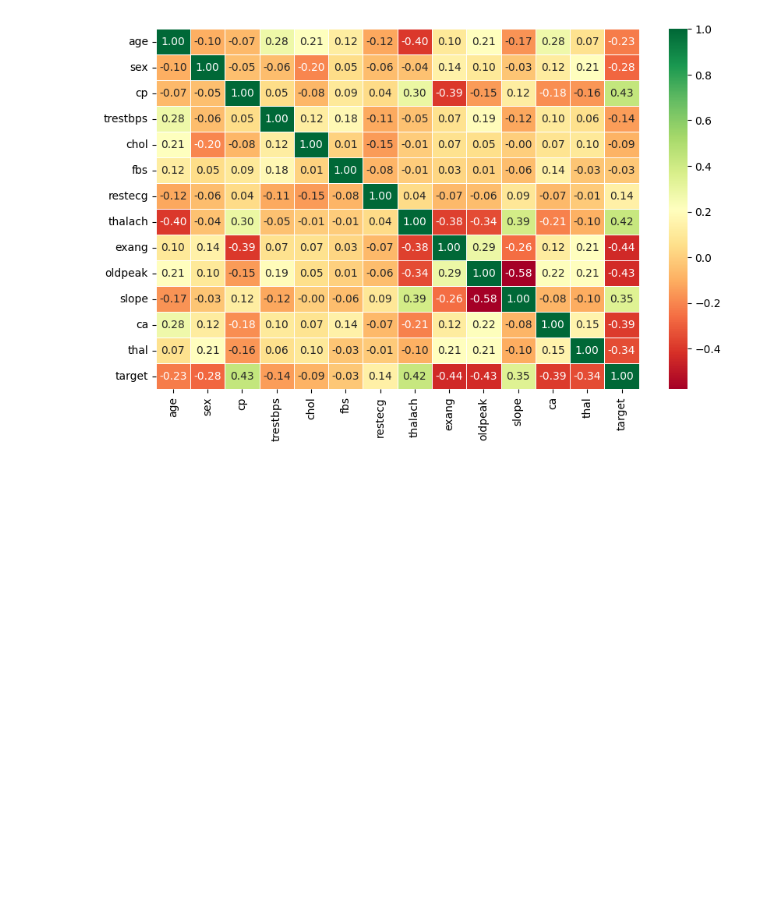
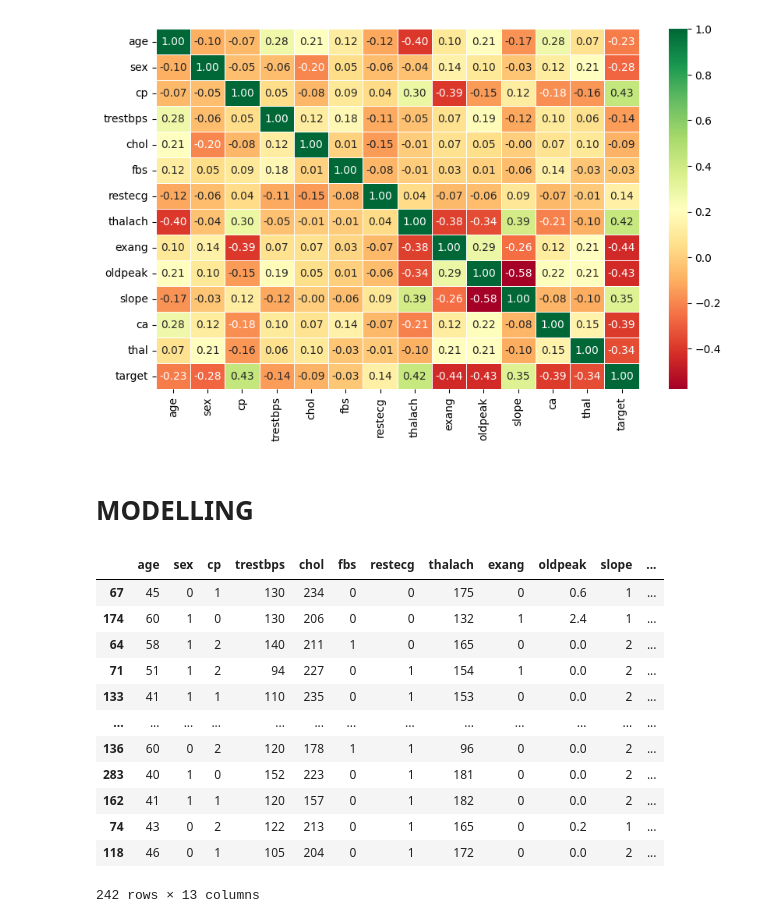
Before and after one commit to Augah2001/Heart-Disease-prediction, a Jupyter notebook: MILESTONE 1.ipynb, the cells around one changed output. Saved outputs shown, nothing was run; the diff lists cells and outputs as text; code cells hidden in the pictures; blank space fills up the shorter version.

```diff
--- a/MILESTONE 1.ipynb
+++ b/MILESTONE 1.ipynb
@@ -283,4 +283,29 @@ ax = sns.heatmap(corr_matrix, annot = True, linewidths = 0.5, cmap = 'RdYlGn', f
 # %% [output]
 [figure]
 # %% [markdown]
-#####
+# MODELLING
+# %%
+def split(df, target):
+        X = df.drop(target, axis = 1 )
+        y = df[target]
+        X_train, X_test, Y_train, Y_test = train_test_split(X,y, test_size = 0.2)
+
+        return X_train, X_test, Y_train, Y_test
+# %%
+X_train, X_test, Y_train, Y_test = split(df, "target")
+# %%
+X_train
+# %% [output]
+|  | age | sex | cp | trestbps | chol | fbs | restecg | thalach | exang | oldpeak | slope | ... |
+| 67 | 45 | 0 | 1 | 130 | 234 | 0 | 0 | 175 | 0 | 0.6 | 1 | ... |
+| 174 | 60 | 1 | 0 | 130 | 206 | 0 | 0 | 132 | 1 | 2.4 | 1 | ... |
+| 64 | 58 | 1 | 2 | 140 | 211 | 1 | 0 | 165 | 0 | 0.0 | 2 | ... |
+| 71 | 51 | 1 | 2 | 94 | 227 | 0 | 1 | 154 | 1 | 0.0 | 2 | ... |
+| 133 | 41 | 1 | 1 | 110 | 235 | 0 | 1 | 153 | 0 | 0.0 | 2 | ... |
+| ... | ... | ... | ... | ... | ... | ... | ... | ... | ... | ... | ... | ... |
+| 136 | 60 | 0 | 2 | 120 | 178 | 1 | 1 | 96 | 0 | 0.0 | 2 | ... |
+| 283 | 40 | 1 | 0 | 152 | 223 | 0 | 1 | 181 | 0 | 0.0 | 2 | ... |
+| 162 | 41 | 1 | 1 | 120 | 157 | 0 | 1 | 182 | 0 | 0.0 | 2 | ... |
+| 74 | 43 | 0 | 2 | 122 | 213 | 0 | 1 | 165 | 0 | 0.2 | 1 | ... |
+| 118 | 46 | 0 | 1 | 105 | 204 | 0 | 1 | 172 | 0 | 0.0 | 2 | ... |
+242 rows × 13 columns
```
